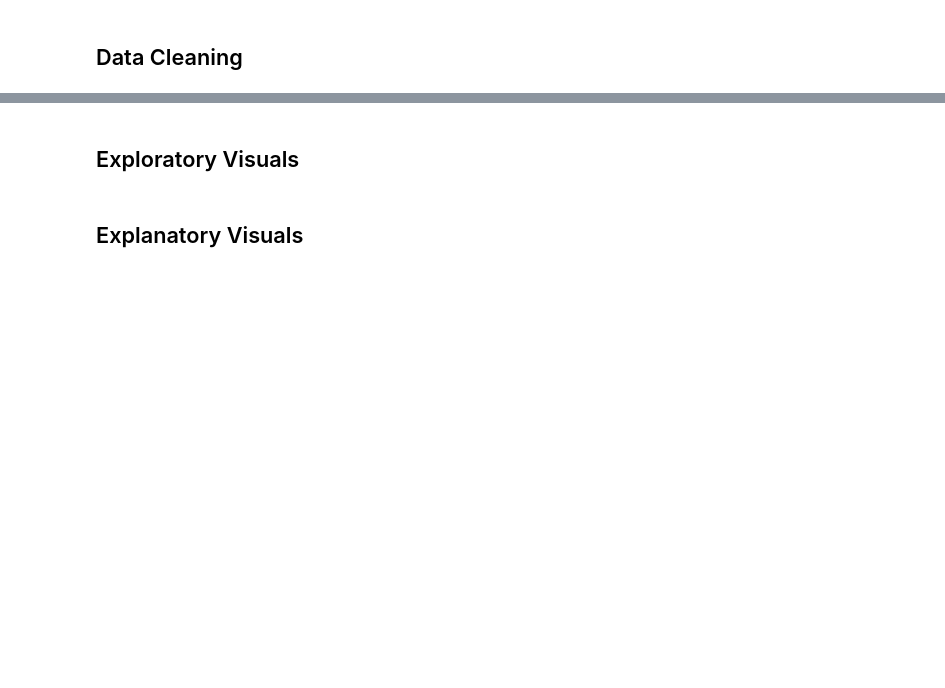
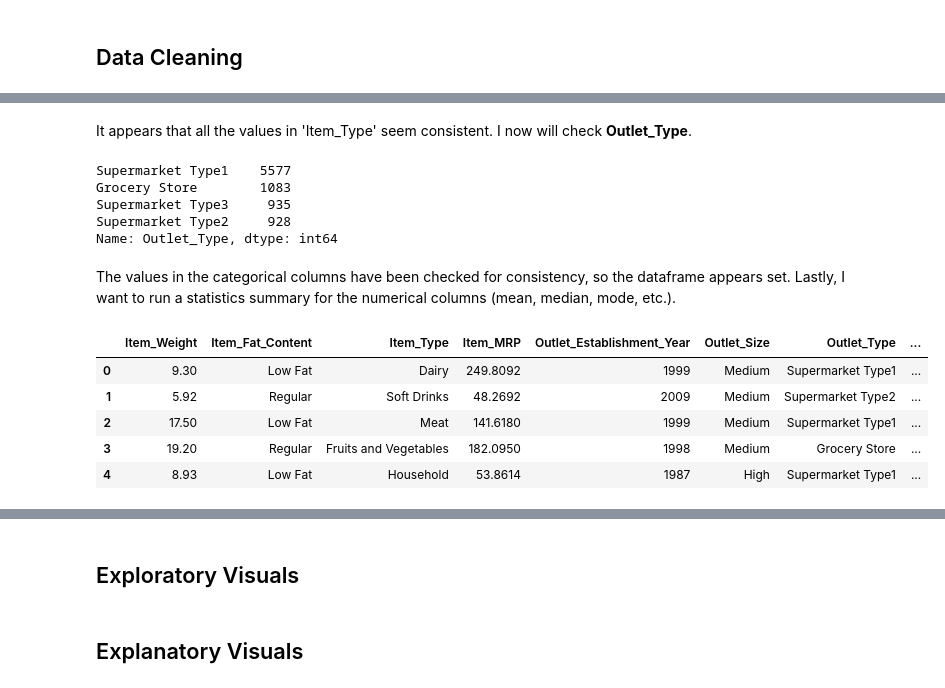
Before and after one commit to joshlensing/Food-Sales-Predictions, a Jupyter notebook: Project_1.ipynb, the cells around one changed output, grey strips where cells are left out. Cells and saved outputs as stored; diff of their text form; code cells hidden in the pictures; blank space fills up the shorter version.

```diff
--- a/Project_1.ipynb
+++ b/Project_1.ipynb
@@ -9,0 +270,21 @@
+# %% [markdown]
+It appears that all the values in 'Item_Type' seem consistent. I now will check **Outlet_Type**.
+# %%
+df_sales['Outlet_Type'].value_counts()
+# %% [output]
+Supermarket Type1    5577
+Grocery Store        1083
+Supermarket Type3     935
+Supermarket Type2     928
+Name: Outlet_Type, dtype: int64
+# %% [markdown]
+The values in the categorical columns have been checked for consistency, so the dataframe appears set. Lastly, I want to run a statistics summary for the numerical columns (mean, median, mode, etc.).
+# %%
+df_sales.head()
+# %% [output]
+|  | Item_Weight | Item_Fat_Content | Item_Type | Item_MRP | Outlet_Establishment_Year | Outlet_Size | Outlet_Type | ... |
+| 0 | 9.30 | Low Fat | Dairy | 249.8092 | 1999 | Medium | Supermarket Type1 | ... |
+| 1 | 5.92 | Regular | Soft Drinks | 48.2692 | 2009 | Medium | Supermarket Type2 | ... |
+| 2 | 17.50 | Low Fat | Meat | 141.6180 | 1999 | Medium | Supermarket Type1 | ... |
+| 3 | 19.20 | Regular | Fruits and Vegetables | 182.0950 | 1998 | Medium | Grocery Store | ... |
+| 4 | 8.93 | Low Fat | Household | 53.8614 | 1987 | High | Supermarket Type1 | ... |
```
Also changed, not shown: parts of 39 cells of this notebook.
